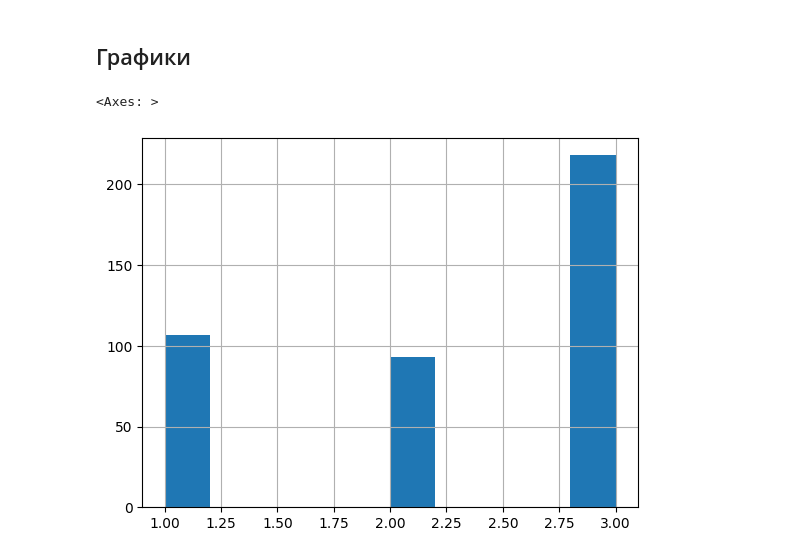
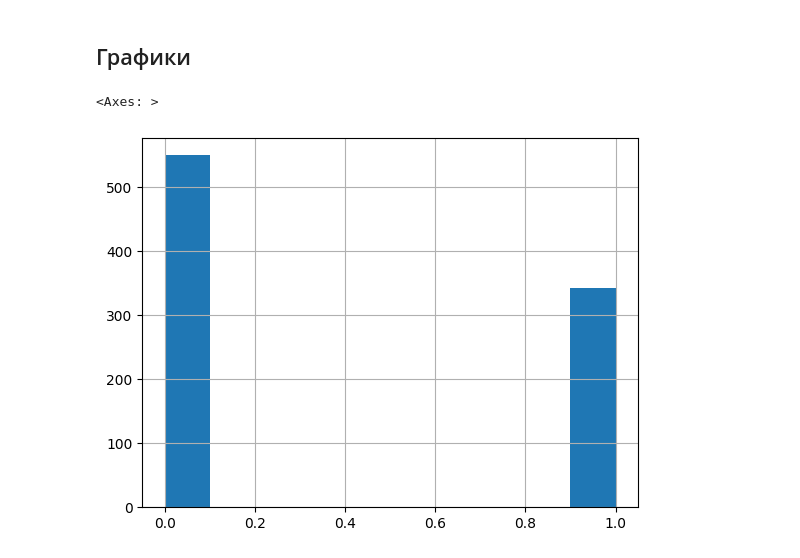
Before and after one commit to MTUCI-Labs/Lab1-Pydantic, a Jupyter notebook: main.ipynb, the cells around one changed output. Cells and saved outputs as stored; diff of their text form; code cells hidden in the pictures.

```diff
--- a/main.ipynb
+++ b/main.ipynb
@@ -243,8 +155,8 @@ big_table
 # %% [markdown]
 ## Графики
-# %%
-big_table.Pclass.hist()
-# %% [output]
-<Axes: >
-[figure, removed]
+# %%
+train.Survived.hist()
+# %% [output]
+<Axes: >
+[figure, added]
 # %%
```
Also changed, not shown: parts of 13 cells of this notebook, 1 other file.
